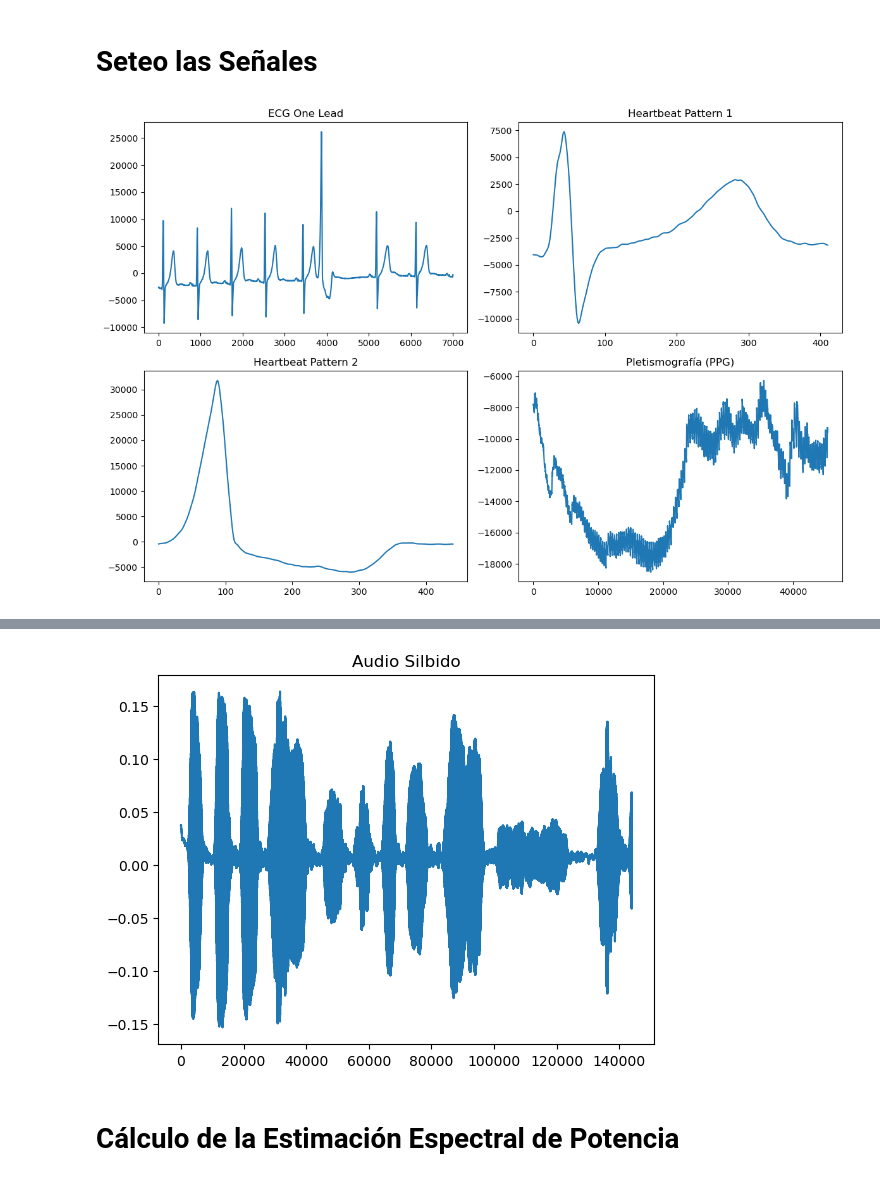
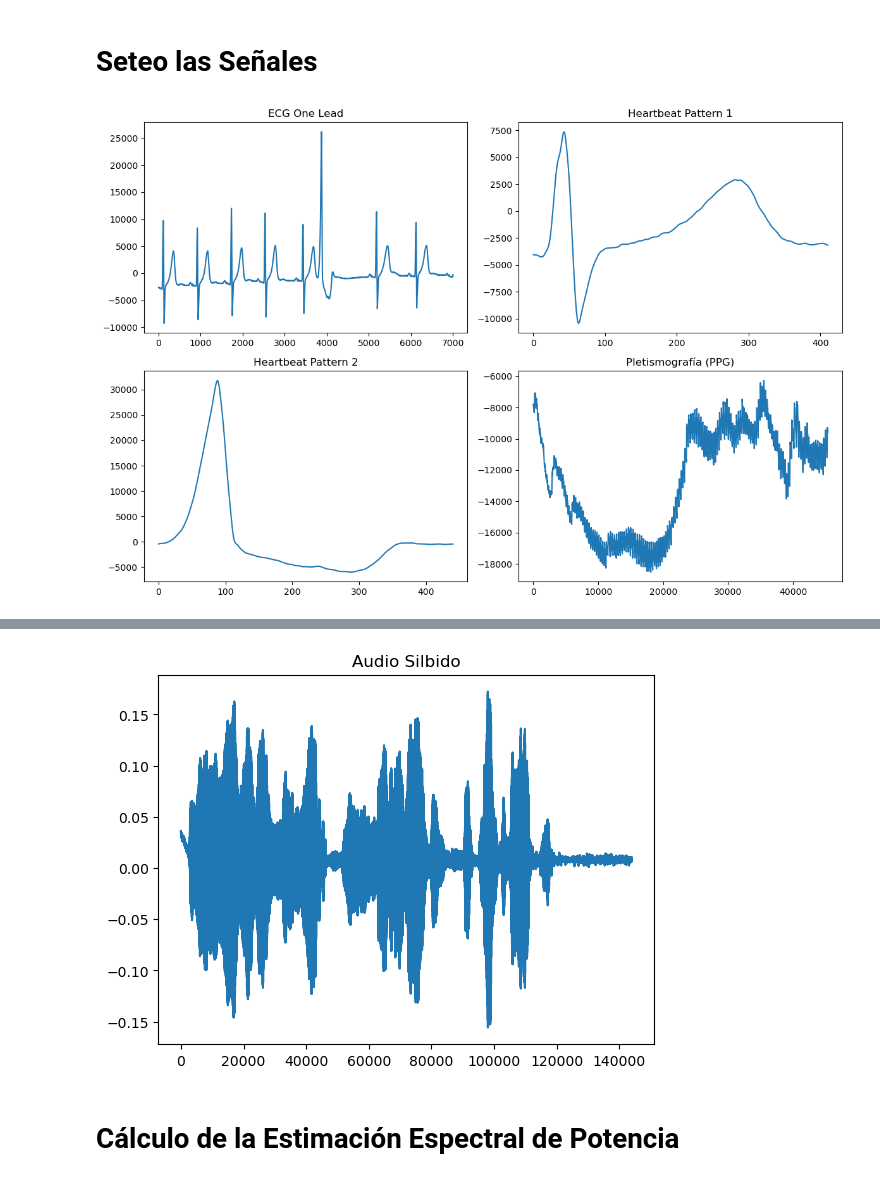
Before and after one commit to federico-b-ee/PDS-2024, a Jupyter notebook: TS7/notebook.ipynb, the cells around one changed output, grey strips where cells are left out. Saved outputs shown, nothing was run; the diff lists cells and outputs as text; code cells hidden in the pictures.

```diff
--- a/TS7/notebook.ipynb
+++ b/TS7/notebook.ipynb
@@ -67,7 +106,6 @@ plt.plot(hb_2)
 plt.title("Heartbeat Pattern 2")
 
 
-
 ####################################
 # Lectura de Pletismografía (PPG)  #
 ####################################
@@ -90,16 +128,14 @@ plt.show()
 ####################
 
 # Cargar el archivo CSV como un array de NumPy
-fs_audio, wav_data = sio.wavfile.read('la cucaracha.wav')
-# fs_audio, wav_data = sio.wavfile.read('prueba psd.wav')
-# fs_audio, wav_data = sio.wavfile.read("silbido.wav")
+fs_audio, wav_data = sio.wavfile.read("silbido.wav")
+# fs_audio, wav_data = sio.wavfile.read("la cucaracha.wav")
 
 plt.figure()
 plt.plot(wav_data)
 plt.title("Audio Silbido")
 
 display_audio_with_title("silbido.wav", "Silbido")
-display_audio_with_title("la cucaracha.wav", "La Cucaracha")
 # %% [output]
 [figure]
 [interactive output not drawn]
@@ -107,3 +142,3 @@ display_audio_with_title("la cucaracha.wav", "La Cucaracha")
-[figure, old version]
+[figure, new version]
 # %% [markdown]
 # Cálculo de la Estimación Espectral de Potencia
```
Also changed, not shown: parts of 10 cells of this notebook.
